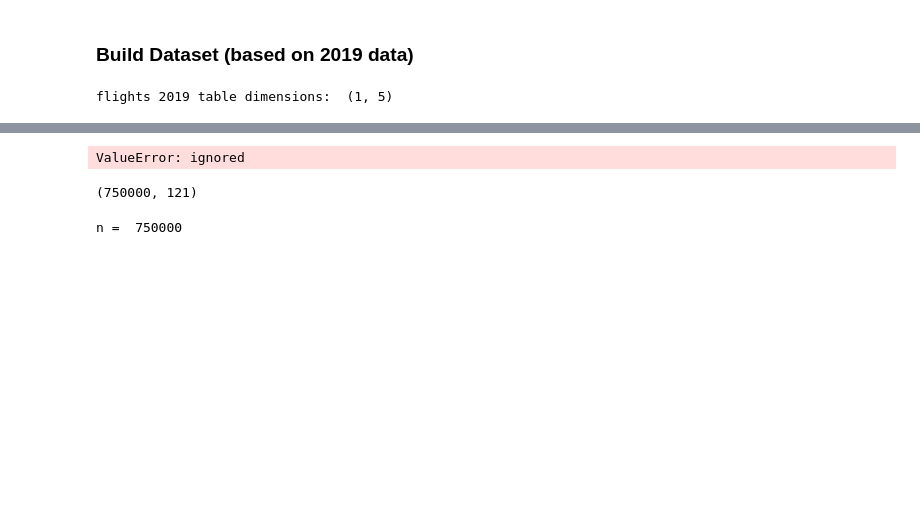
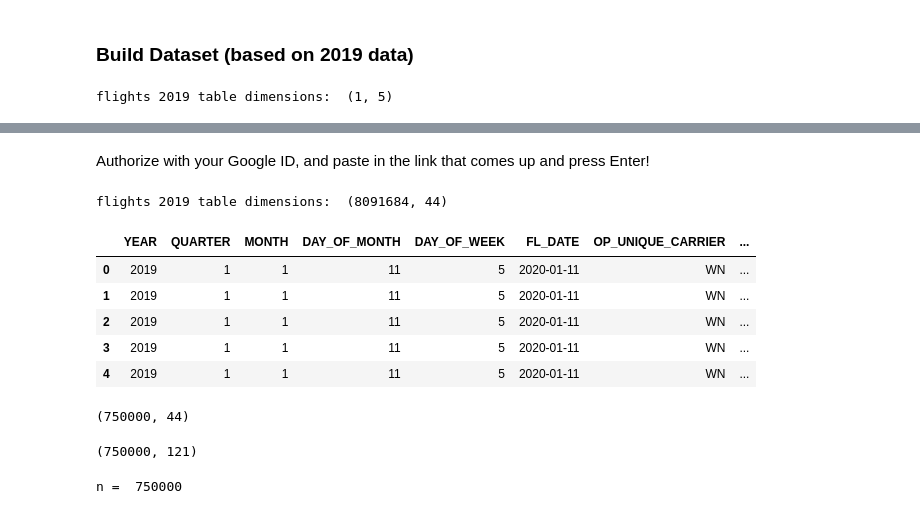
Before and after one commit to nityanandkore/6156-ML-Final-Project, a Jupyter notebook: Final_Project_04_NK.ipynb, the cells around one changed output, grey strips where cells are left out. Drawn from its saved outputs; the diff is of its cells as text; code cells hidden in the pictures; blank space fills up the shorter version.

```diff
--- a/Final_Project_04_NK.ipynb
+++ b/Final_Project_04_NK.ipynb
@@ -107,0 +140,2 @@ flights 2019 table dimensions:  (1, 5)
+# %% [markdown]
+Authorize with your Google ID, and paste in the link that comes up and press Enter!
@@ -108,10 +145,25 @@ flights 2019 table dimensions:  (1, 5)
+# %%
+flights2019 = pd.read_csv('flights_all_2019.csv')
+
+print('flights 2019 table dimensions: ', flights2019.shape)
+# %% [output]
+flights 2019 table dimensions:  (8091684, 44)
+# %%
+flights2019.head()
+# %% [output]
+|  | YEAR | QUARTER | MONTH | DAY_OF_MONTH | DAY_OF_WEEK | FL_DATE | OP_UNIQUE_CARRIER | ... |
+| 0 | 2019 | 1 | 1 | 11 | 5 | 2020-01-11 | WN | ... |
+| 1 | 2019 | 1 | 1 | 11 | 5 | 2020-01-11 | WN | ... |
+| 2 | 2019 | 1 | 1 | 11 | 5 | 2020-01-11 | WN | ... |
+| 3 | 2019 | 1 | 1 | 11 | 5 | 2020-01-11 | WN | ... |
+| 4 | 2019 | 1 | 1 | 11 | 5 | 2020-01-11 | WN | ... |
 # %%
 # Create a sample to work with until you're ready to use the entire dataset
 sample2019 = flights2019.sample(n=750000, random_state=123)
 
 print(sample2019.shape)
 # %% [output]
-ValueError: ignored
+(750000, 44)
 # %%
 # TO DO: Need to switch 'df' from the sample2019 table to the full table if you want to use the enture dataset
 
```
Also changed, not shown: parts of 137 cells of this notebook.
